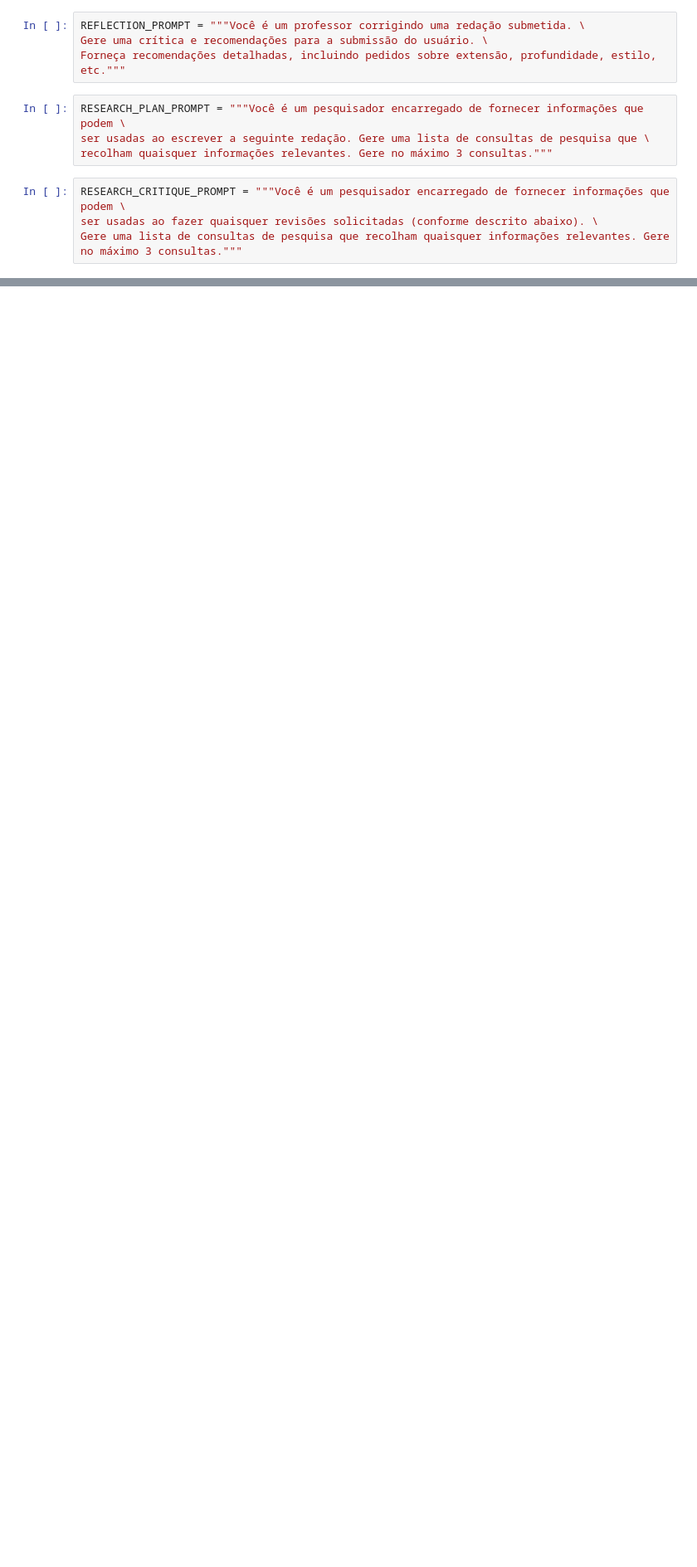
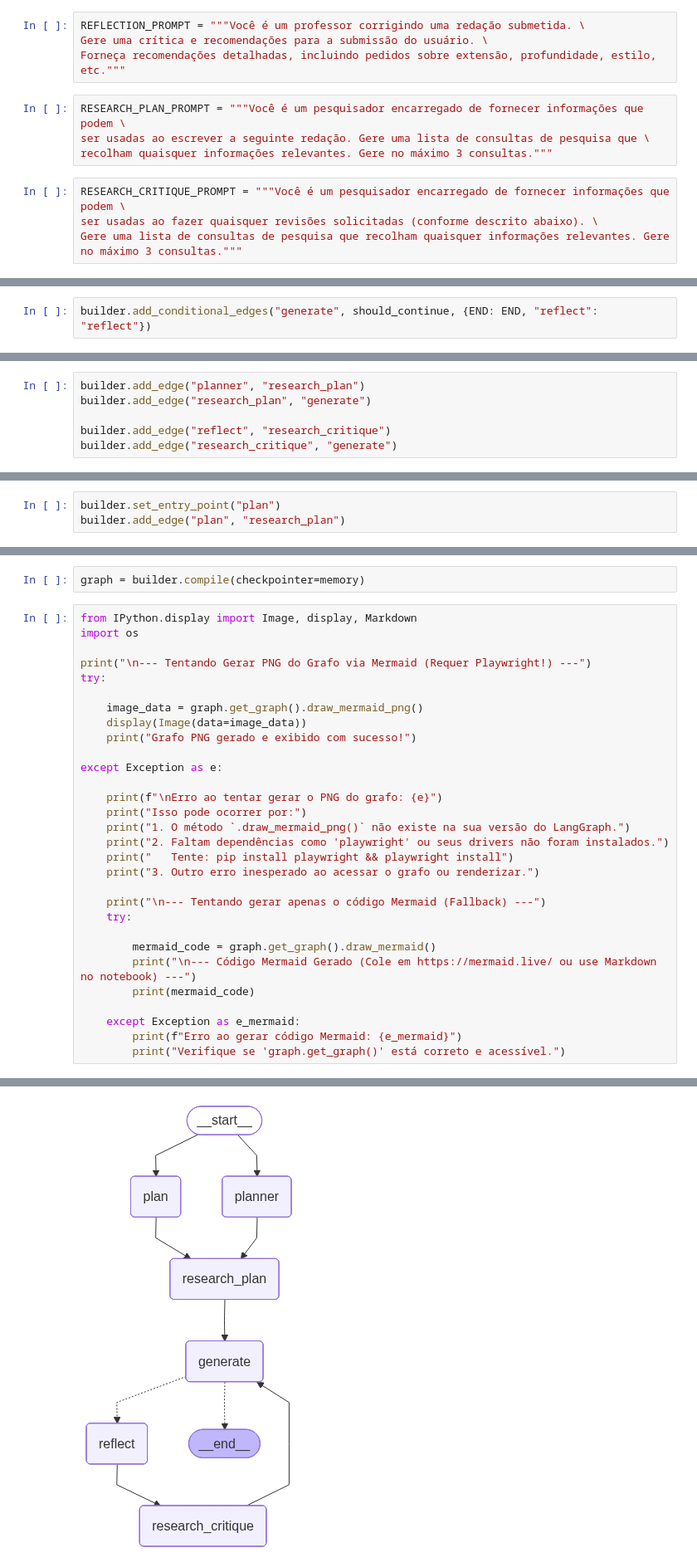
Before and after one commit to lucasarruda020/LangGraph-Criando-Agent-s, a Jupyter notebook: aula_06.ipynb, the cells around one changed output, grey strips where cells are left out. Shown at 83% size. Cells and saved outputs as stored; diff of their text form; blank space fills up the shorter version.

Commit message:
Aula 6 de grafo de diferentes metodos de pensar o mesmo prompt, outros arquivos sao so pq att o caminho deles

```diff
--- a/aula_06.ipynb
+++ b/aula_06.ipynb
@@ -71,0 +149,2 @@ ModuleNotFoundError: No module named 'langchain_core.pydantic_v1'
+# %%
+builder.add_conditional_edges("generate", should_continue, {END: END, "reflect": "reflect"})
@@ -71,0 +153,6 @@ ModuleNotFoundError: No module named 'langchain_core.pydantic_v1'
+# %%
+builder.add_edge("planner", "research_plan")
+builder.add_edge("research_plan", "generate")
+
+builder.add_edge("reflect", "research_critique")
+builder.add_edge("research_critique", "generate")
@@ -71,0 +161,3 @@ ModuleNotFoundError: No module named 'langchain_core.pydantic_v1'
+# %%
+builder.set_entry_point("plan")
+builder.add_edge("plan", "research_plan")
@@ -71,0 +166,33 @@ ModuleNotFoundError: No module named 'langchain_core.pydantic_v1'
+# %%
+graph = builder.compile(checkpointer=memory)
+# %%
+from IPython.display import Image, display, Markdown
+import os
+
+print("\n--- Tentando Gerar PNG do Grafo via Mermaid (Requer Playwright!) ---")
+try:
+
+    image_data = graph.get_graph().draw_mermaid_png()
+    display(Image(data=image_data))
+    print("Grafo PNG gerado e exibido com sucesso!")
+
+except Exception as e:
+
+    print(f"\nErro ao tentar gerar o PNG do grafo: {e}")
+    print("Isso pode ocorrer por:")
+    print("1. O método `.draw_mermaid_png()` não existe na sua versão do LangGraph.")
+    print("2. Faltam dependências como 'playwright' ou seus drivers não foram instalados.")
+    print("   Tente: pip install playwright && playwright install")
+    print("3. Outro erro inesperado ao acessar o grafo ou renderizar.")
+
+    print("\n--- Tentando gerar apenas o código Mermaid (Fallback) ---")
+    try:
+
+        mermaid_code = graph.get_graph().draw_mermaid()
+        print("\n--- Código Mermaid Gerado (Cole em https://mermaid.live/ ou use Markdown no notebook) ---")
+        print(mermaid_code)
+
+    except Exception as e_mermaid:
+        print(f"Erro ao gerar código Mermaid: {e_mermaid}")
+        print("Verifique se 'graph.get_graph()' está correto e acessível.")
+# %% [output]
@@ -71,0 +200 @@ ModuleNotFoundError: No module named 'langchain_core.pydantic_v1'
+[figure, added]
```
Also changed, not shown: parts of 16 cells of this notebook, 5 other files.
